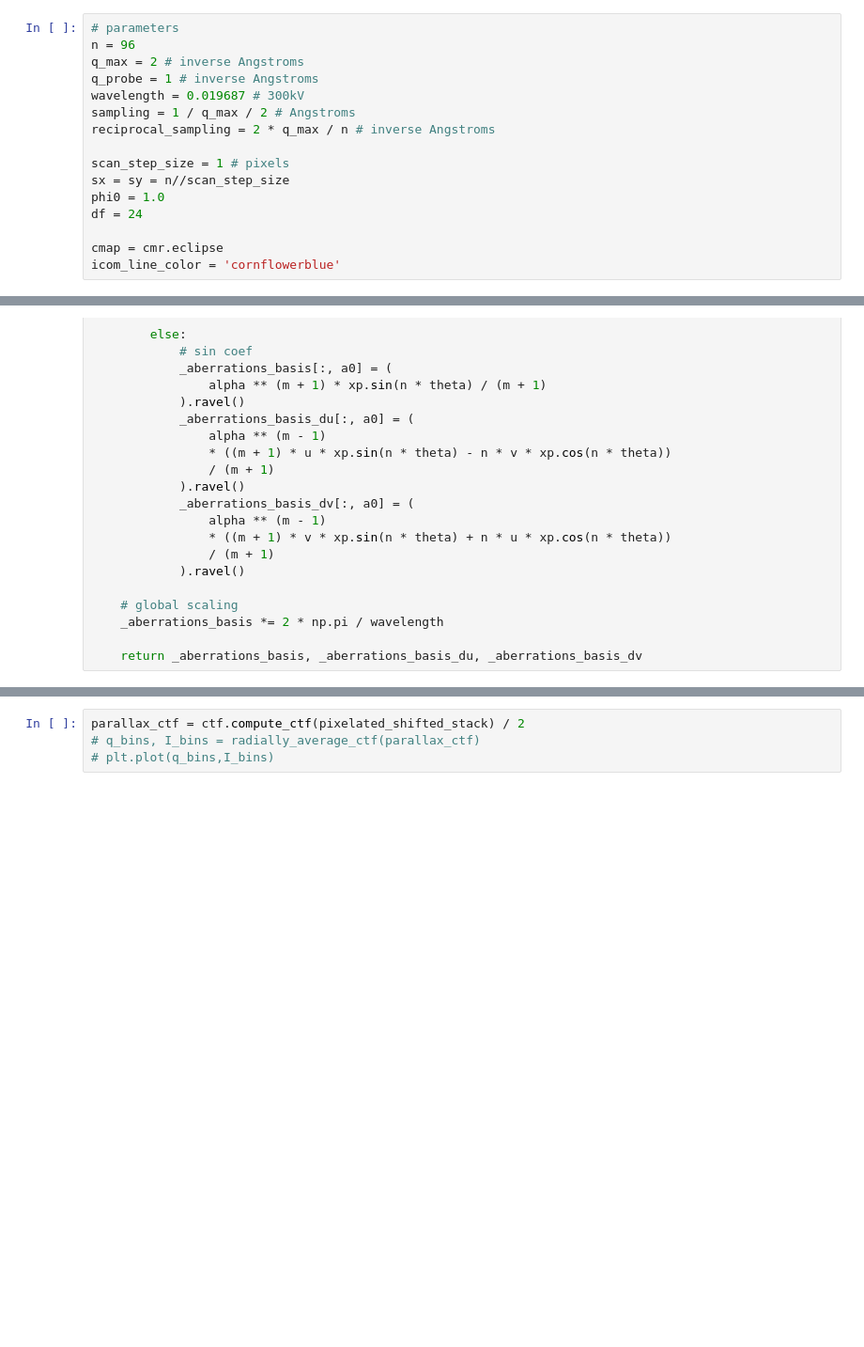
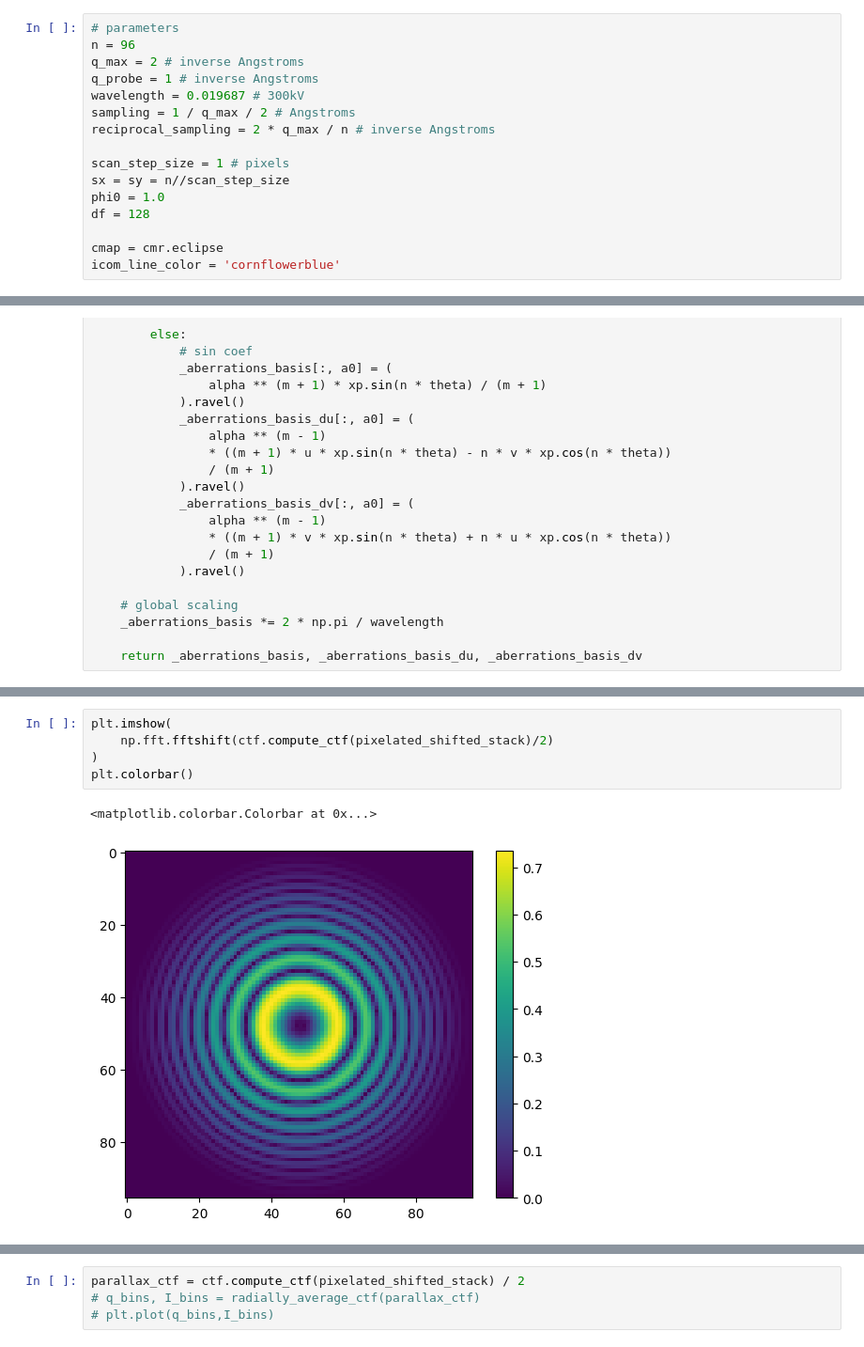
Before and after one commit to msa-em/stem-transfer-of-information, a Jupyter notebook: notebooks/icom-ssnr.ipynb, the cells around one changed output, grey strips where cells are left out. Shown at 94% size. Drawn from its saved outputs; the diff is of its cells as text; blank space fills up the shorter version.

```diff
--- a/notebooks/icom-ssnr.ipynb
+++ b/notebooks/icom-ssnr.ipynb
@@ -28,7 +28,7 @@ reciprocal_sampling = 2 * q_max / n # inverse Angstroms
 scan_step_size = 1 # pixels
 sx = sy = n//scan_step_size
 phi0 = 1.0
-df = 24
+df = 128
 
 cmap = cmr.eclipse
 icom_line_color = 'cornflowerblue'
@@ -238,0 +274,8 @@ pixelated_shifted_stack = np.fft.ifft2(Gs*shift_op).real.mean(0)
+# %%
+plt.imshow(
+    np.fft.fftshift(ctf.compute_ctf(pixelated_shifted_stack)/2)
+)
+plt.colorbar()
+# %% [output]
+<matplotlib.colorbar.Colorbar at 0x...>
+[figure, added]
```
Also changed, not shown: parts of 17 cells of this notebook.
